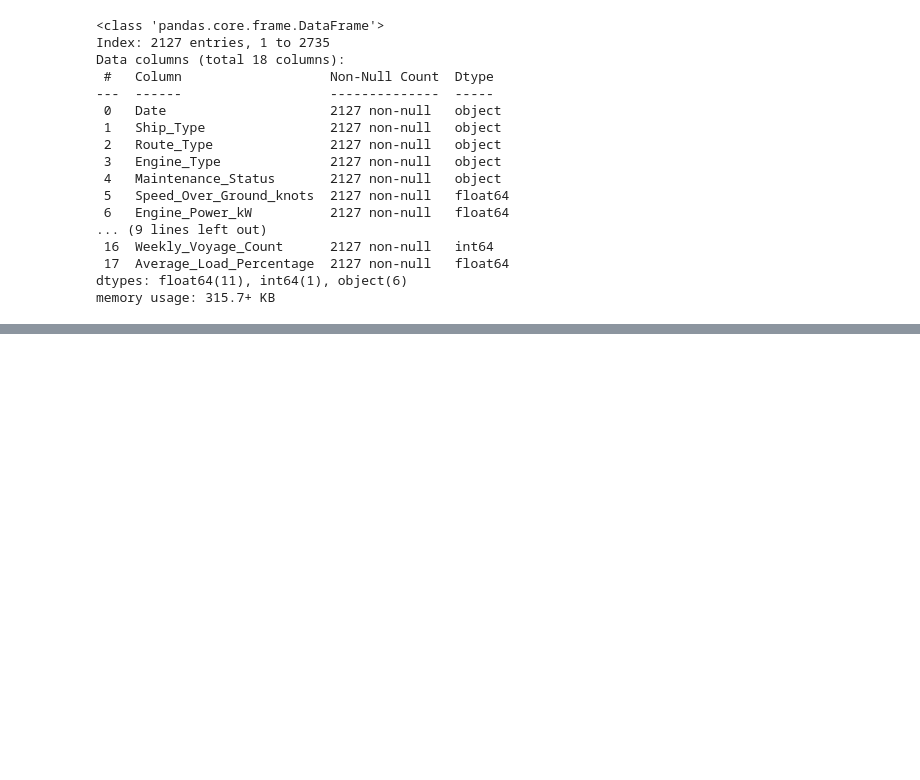
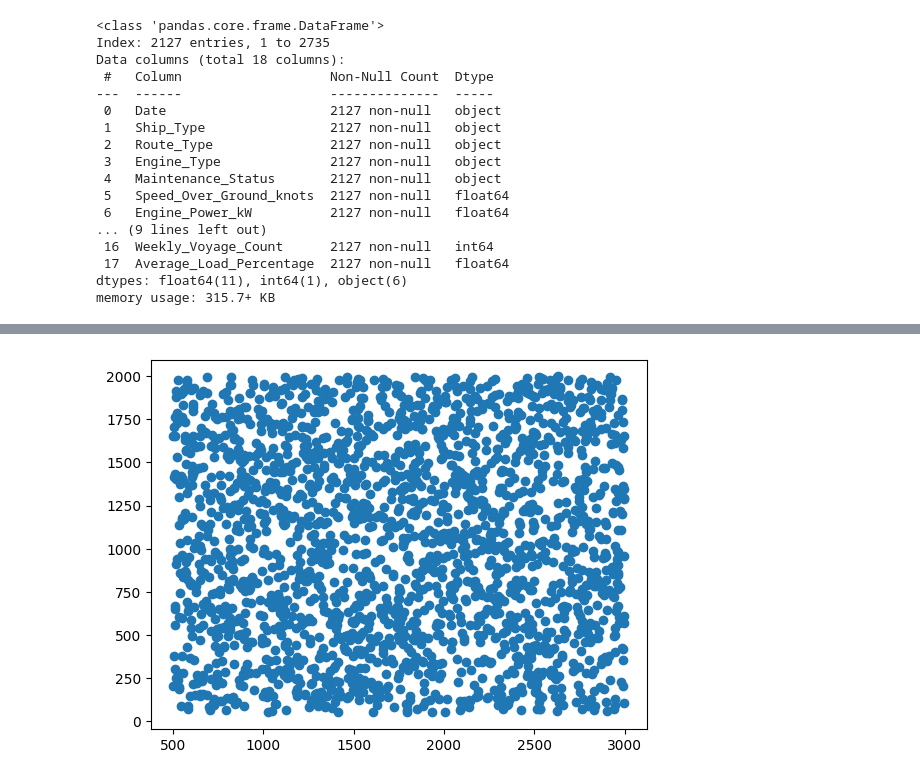
Before and after one commit to Jenloke/ML-K-Means-Clustering, a Jupyter notebook: main.ipynb, the cells around one changed output, grey strips where cells are left out. Drawn from its saved outputs; the diff is of its cells as text; code cells hidden in the pictures; blank space fills up the shorter version.

```diff
--- a/main.ipynb
+++ b/main.ipynb
@@ -61,0 +114,6 @@ memory usage: 315.7+ KB
+# %%
+fig, ax = plt.subplots()
+ax.scatter(newdf[feature1], df[feature2])
+plt.show()
+# %% [output]
+[figure, added]
```
Also changed, not shown: parts of 9 cells of this notebook.
